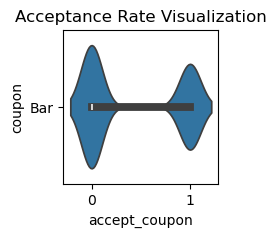
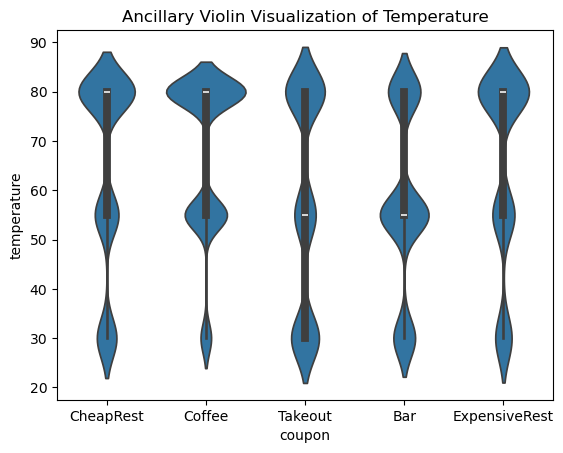
Code edit (unified diff) that turned the first committed figure into the second:
--- before
+++ after
@@ -1,5 +1,5 @@
-plt.figure(figsize=(2,2))
-ax2 = sns.violinplot(data = bar_data_df, x="accept_coupon", y="coupon")
-#ax2 = sns.barplot(data = bar_ratio_df, x="attribute",y="values")
-ax2.set_title("Acceptance Rate Visualization")
-plt.savefig("./images/barcoupon.png")
+
+ax61 = sns.violinplot(data=data, x="coupon", y="temperature")
+ax61.set_title("Ancillary Violin Visualization of Temperature")
+
+plt.savefig("./images/temperature_ancillary_violin.png")

Commit: added visualization and update story for initial coupon observation